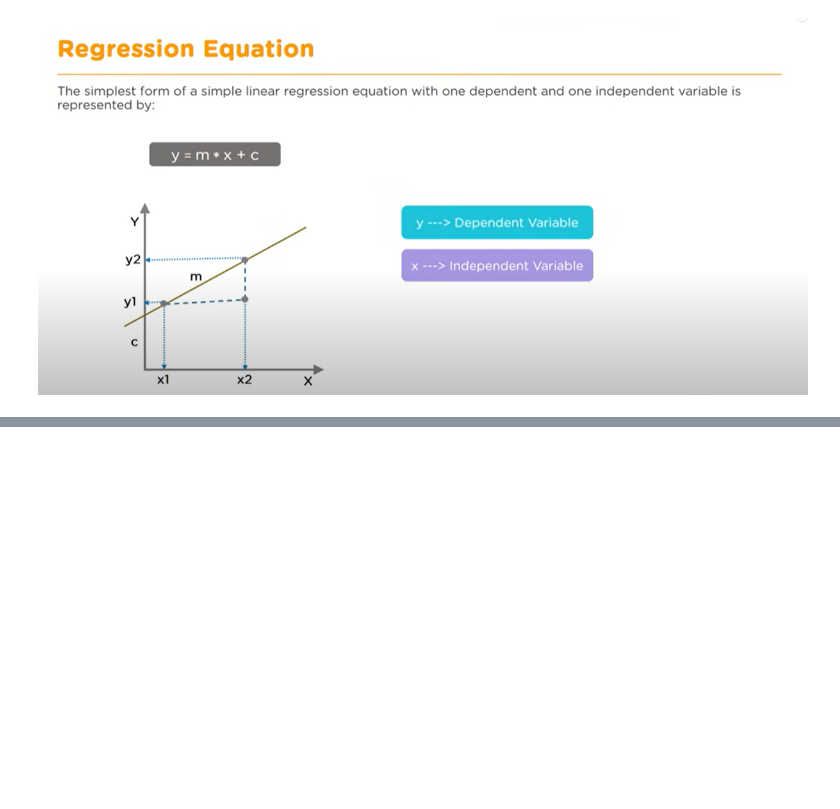
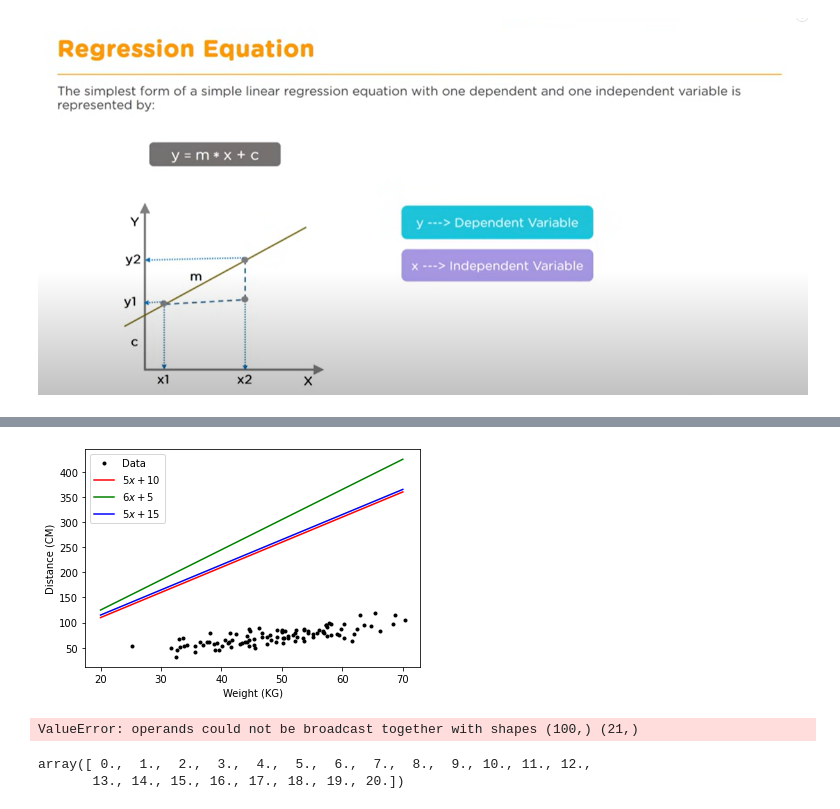
Before and after one commit to katel85/Machine-Learning-Statistics-Aug-2023, a Jupyter notebook: regression.ipynb, the cells around one changed output, grey strips where cells are left out. Drawn from its saved outputs; the diff is of its cells as text; code cells hidden in the pictures; blank space fills up the shorter version.

```diff
--- a/regression.ipynb
+++ b/regression.ipynb
@@ -38,0 +96,21 @@ Linear Regression Analysis | Linear Regression in Python | Machine Learning Algo
+# %%
+# Plot w versus d with black dots.
+plt.plot(w, d, 'k.', label="Data")
+
+# Overlay some lines on the plot.
+x = np.arange(20.0, 80.0, 10.0)
+plt.plot(x, 5.0 * x + 10.0, 'r-', label=r"$5x + 10$")
+plt.plot(x, 6.0 * x +  5.0, 'g-', label=r"$6x +  5$")
+plt.plot(x, 5.0 * x + 15.0, 'b-', label=r"$5x + 15$")
+
+# Add a legend.
+plt.legend()
+
+# Add axis labels.
+plt.xlabel('Weight (KG)')
+plt.ylabel('Distance (CM)')
+
+# Show the plot.
+plt.show()
+# %% [output]
+[figure, added]
@@ -38,0 +126,11 @@ Linear Regression Analysis | Linear Regression in Python | Machine Learning Algo
+# %%
+# taken from Ians Models Notebook https://github.com/ianmcloughlin/2223-S1-machine-learn-stats/blob/main/notebooks/02-models.ipynb
+we = np.arange(0.0, 21.0, 1.0) # independent variable
+di = 5.0 * w + 10.0 + np.random.normal(0.0, 5.0, we.size) # dependent variable
+# %% [output]
+ValueError: operands could not be broadcast together with shapes (100,) (21,)
+# %%
+we
+# %% [output]
+array([ 0.,  1.,  2.,  3.,  4.,  5.,  6.,  7.,  8.,  9., 10., 11., 12.,
+       13., 14., 15., 16., 17., 18., 19., 20.])
```
Also changed, not shown: parts of 14 cells of this notebook, 3 other files.
